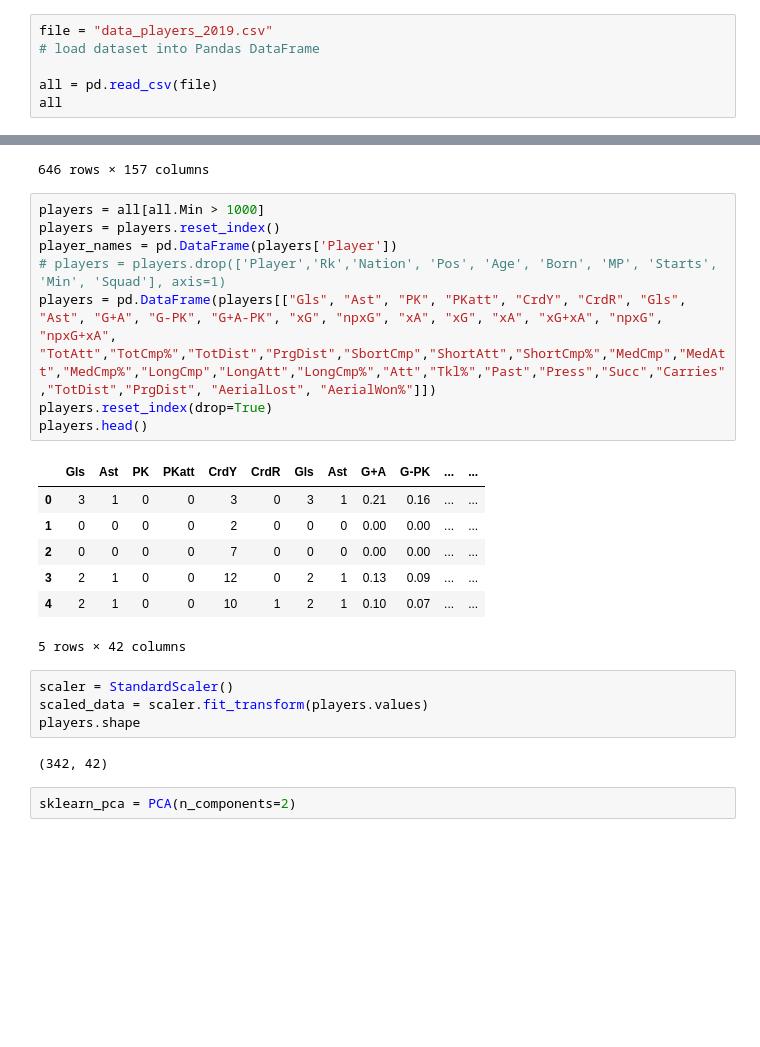
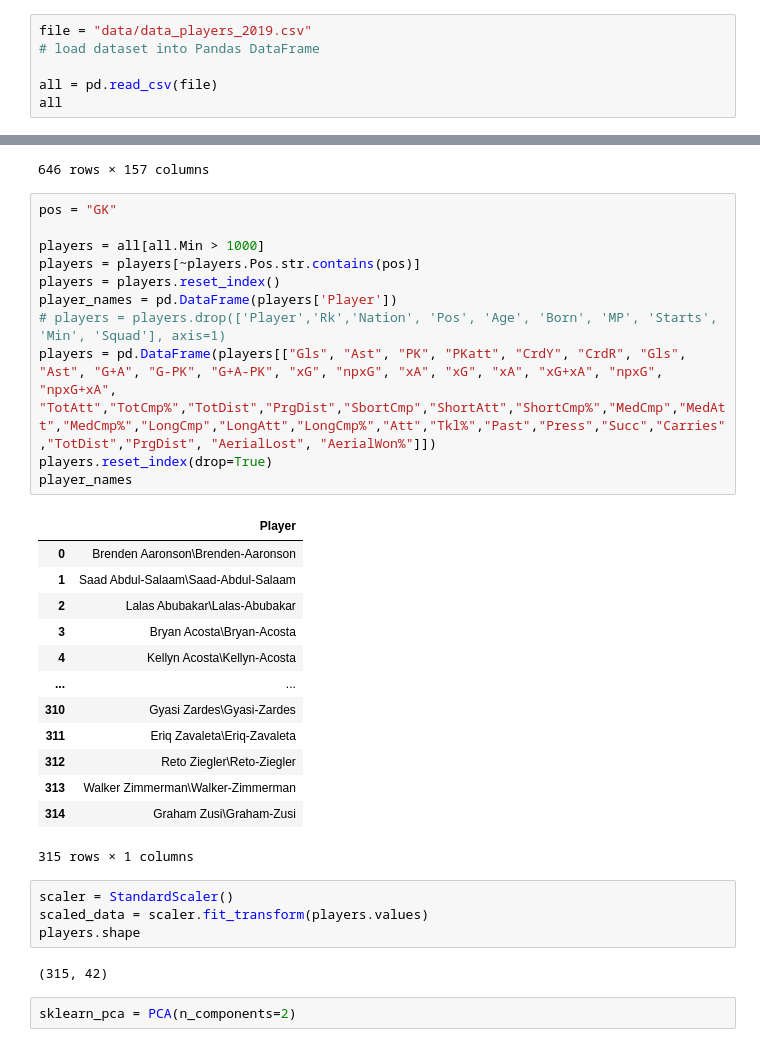
Before and after one commit to avcheng/MLSAnalysis, a Jupyter notebook: ML_Analysis_Outfield.ipynb, the cells around one changed output, grey strips where cells are left out. Drawn from its saved outputs; the diff is of its cells as text; blank space fills up the shorter version.

```diff
--- a/ML_Analysis_Outfield.ipynb
+++ b/ML_Analysis_Outfield.ipynb
@@ -12,5 +16,5 @@ from sklearn.cluster import KMeans
 # %%
-file = "data_players_2019.csv"
+file = "data/data_players_2019.csv"
 # load dataset into Pandas DataFrame
 
 all = pd.read_csv(file)
@@ -30,27 +34,36 @@ all
 | 645 | 646 | Graham Zusi\Graham-Zusi | us USA | DF | Sporting KC | 32 | 1986 | 27 | 26 | 2351 | ... | ... |
 646 rows × 157 columns
 # %%
+pos = "GK"
+
 players = all[all.Min > 1000]
+players = players[~players.Pos.str.contains(pos)]
 players = players.reset_index()
 player_names = pd.DataFrame(players['Player'])
 # players = players.drop(['Player','Rk','Nation', 'Pos', 'Age', 'Born', 'MP', 'Starts', 'Min', 'Squad'], axis=1)
 players = pd.DataFrame(players[["Gls", "Ast", "PK", "PKatt", "CrdY", "CrdR", "Gls", "Ast", "G+A", "G-PK", "G+A-PK", "xG", "npxG", "xA", "xG", "xA", "xG+xA", "npxG", "npxG+xA", "TotAtt","TotCmp%","TotDist","PrgDist","SbortCmp","ShortAtt","ShortCmp%","MedCmp","MedAtt","MedCmp%","LongCmp","LongAtt","LongCmp%","Att","Tkl%","Past","Press","Succ","Carries","TotDist","PrgDist", "AerialLost", "AerialWon%"]])
 players.reset_index(drop=True)
-players.head()
+player_names
 # %% [output]
-|  | Gls | Ast | PK | PKatt | CrdY | CrdR | Gls | Ast | G+A | G-PK | ... | ... |
-| 0 | 3 | 1 | 0 | 0 | 3 | 0 | 3 | 1 | 0.21 | 0.16 | ... | ... |
-| 1 | 0 | 0 | 0 | 0 | 2 | 0 | 0 | 0 | 0.00 | 0.00 | ... | ... |
-| 2 | 0 | 0 | 0 | 0 | 7 | 0 | 0 | 0 | 0.00 | 0.00 | ... | ... |
-| 3 | 2 | 1 | 0 | 0 | 12 | 0 | 2 | 1 | 0.13 | 0.09 | ... | ... |
-| 4 | 2 | 1 | 0 | 0 | 10 | 1 | 2 | 1 | 0.10 | 0.07 | ... | ... |
+|  | Player |
+| 0 | Brenden Aaronson\Brenden-Aaronson |
+| 1 | Saad Abdul-Salaam\Saad-Abdul-Salaam |
+| 2 | Lalas Abubakar\Lalas-Abubakar |
+| 3 | Bryan Acosta\Bryan-Acosta |
+| 4 | Kellyn Acosta\Kellyn-Acosta |
+| ... | ... |
+| 310 | Gyasi Zardes\Gyasi-Zardes |
+| 311 | Eriq Zavaleta\Eriq-Zavaleta |
+| 312 | Reto Ziegler\Reto-Ziegler |
+| 313 | Walker Zimmerman\Walker-Zimmerman |
+| 314 | Graham Zusi\Graham-Zusi |
-5 rows × 42 columns
+315 rows × 1 columns
 # %%
 scaler = StandardScaler()
 scaled_data = scaler.fit_transform(players.values)
 players.shape
 # %% [output]
-(342, 42)
+(315, 42)
 # %%
 sklearn_pca = PCA(n_components=2)
 # %%
```
Also changed, not shown: parts of 6 cells of this notebook, 17 other files.
